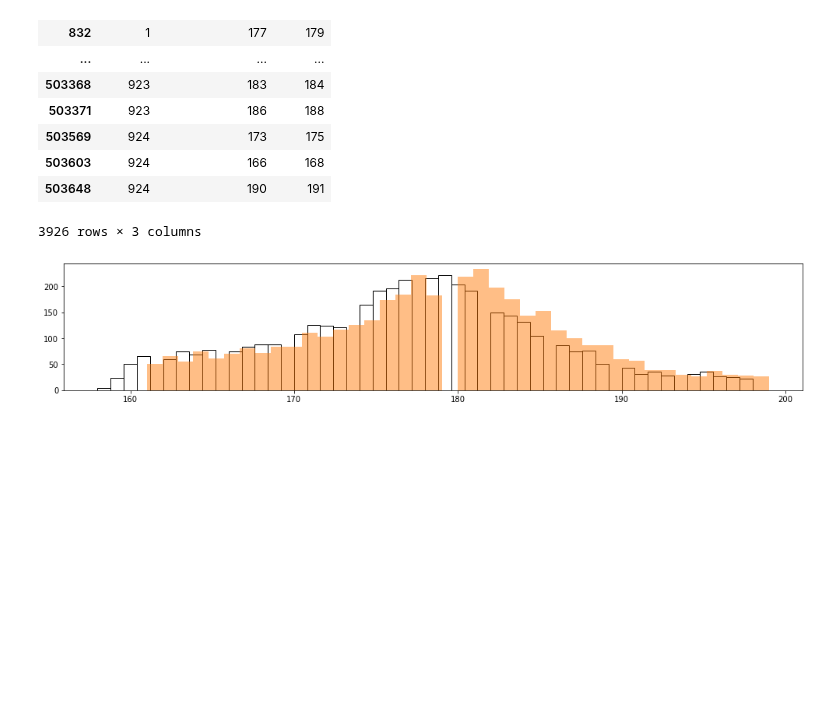
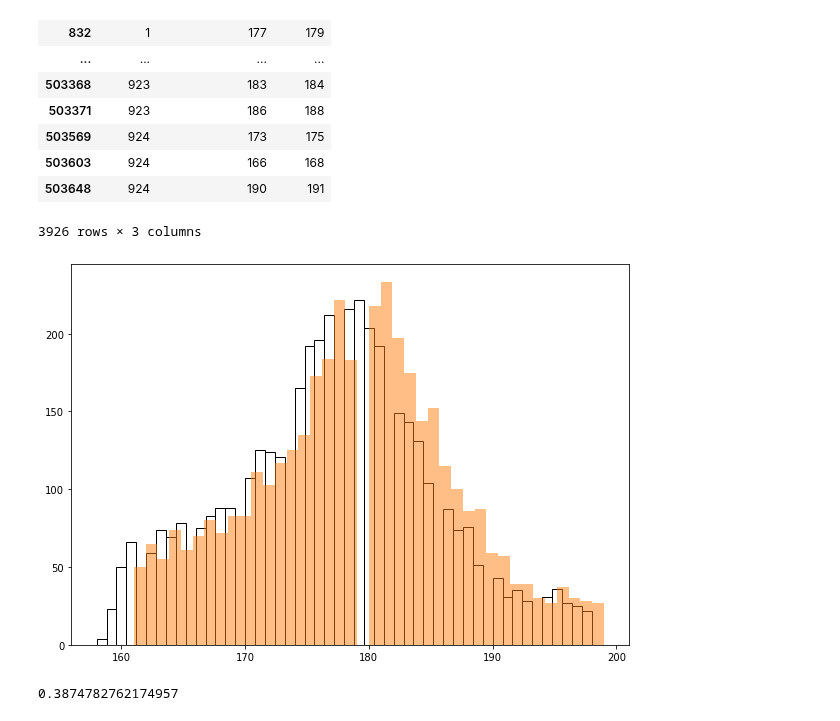
Before and after one commit to Igna11/Tesis-Skipper, a Jupyter notebook: Analisis_Imagenes_descomposicion_eventos.ipynb, the cells around one changed output. Cells and saved outputs as stored; diff of their text form; code cells hidden in the pictures; blank space fills up the shorter version.

```diff
--- a/Analisis_Imagenes_descomposicion_eventos.ipynb
+++ b/Analisis_Imagenes_descomposicion_eventos.ipynb
@@ -443,8 +434,8 @@ energy[(energy["energia"]>160) & (energy["energia"]<200)]
 | 503648 | 924 | 190 | 191 |
 3926 rows × 3 columns
 # %%
-plt.figure(figsize=(17,3))
+plt.figure(figsize=(10,7))
 plt.hist(_["corrected_energy"], bins=50, fill=False);
 plt.hist(_["energia"], bins=40, alpha=.5);
 # %% [output]
-[figure, old version]
+[figure, new version]
@@ -450,0 +447,5 @@ plt.hist(_["energia"], bins=40, alpha=.5);
+# %%
+F = std_e**2/mean_e
+F
+# %% [output]
+0.3874782762174957
```
Also changed, not shown: parts of 24 cells of this notebook, 2 other files.
